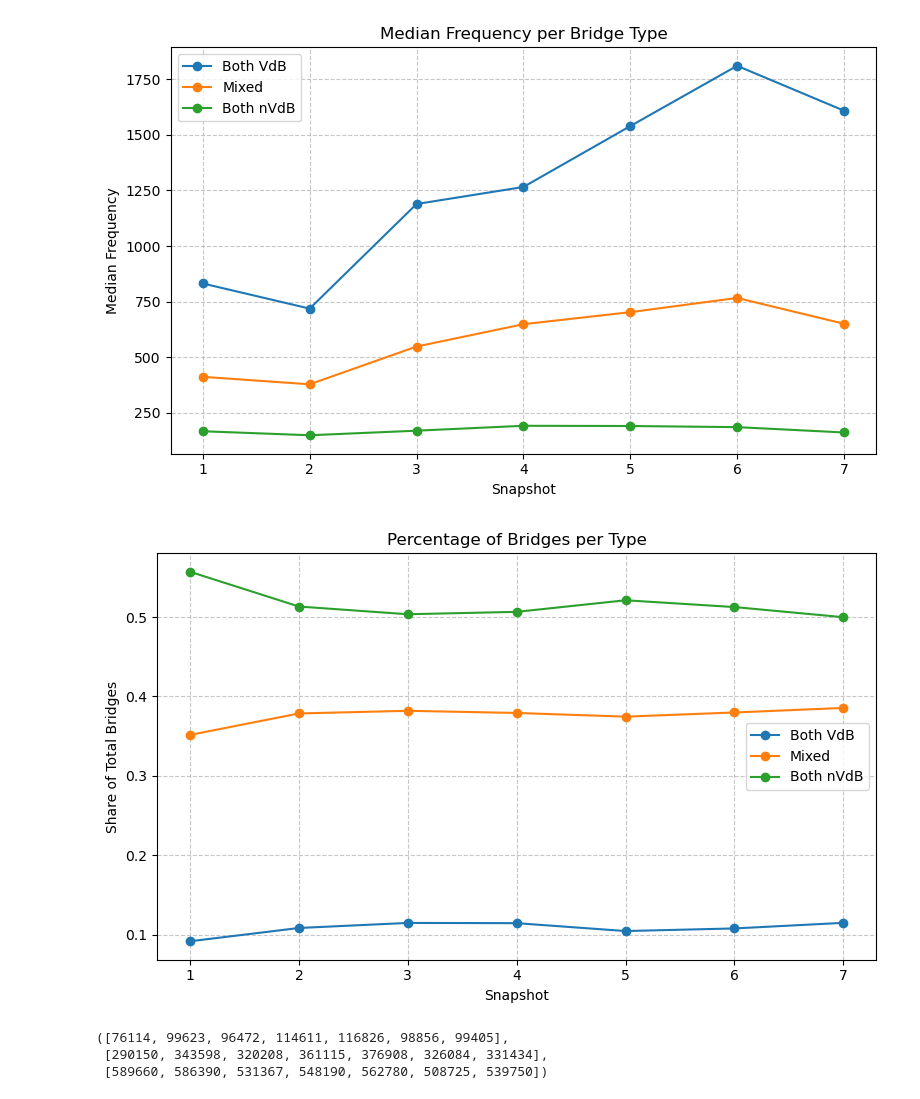
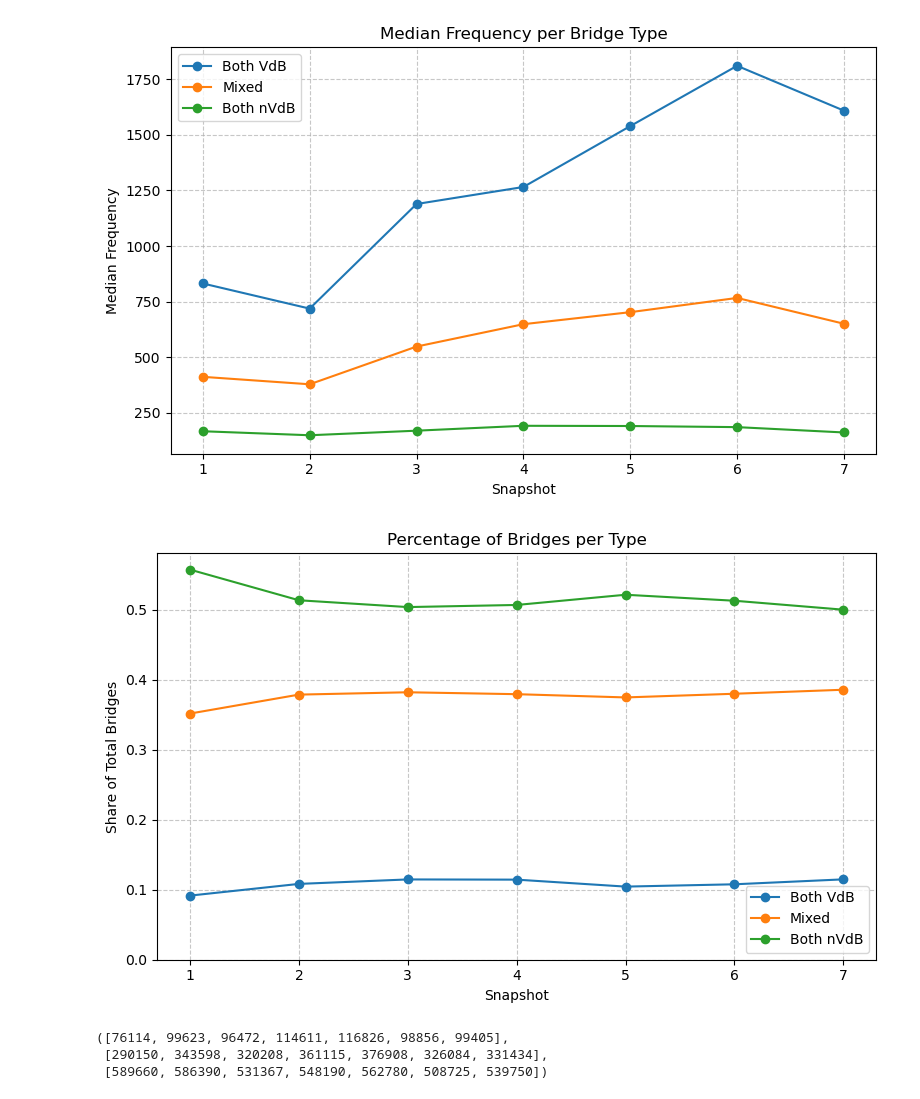
Before and after one commit to ChefBB/acn_project, a Jupyter notebook: dynet/RQ2.ipynb, the cells around one changed output. Drawn from its saved outputs; the diff is of its cells as text; code cells hidden in the pictures.

```diff
--- a/dynet/RQ2.ipynb
+++ b/dynet/RQ2.ipynb
@@ -1513,0 +1725,25 @@ centroids
+# %%
+import math
+
+closeness_vdb = list()
+closeness_nvdb = list()
+
+for i, snapshot in enumerate(centroids):
+    print(f'Snapshot {i}:')
+
+    closeness_vdb.append(list())
+    closeness_nvdb.append(list())
+
+    for cluster in snapshot:
+        for node in cluster:
+            if node[1] is not None and not math.isnan(node[1]):
+                if node[3] == 3 and node[1]:
+                    closeness_nvdb[-1].append(node[1])
+                else:
+                    closeness_vdb[-1].append(node[1])
+
+
+    print(f'\tMean closeness for VdB: {np.mean(closeness_vdb[-1])}')
+    print(f'\tMedian closeness for VdB: {np.median(closeness_vdb[-1])}')
+    print(f'\tMean closeness for non-VdB: {np.mean(closeness_nvdb[-1])}')
+    print(f'\tMedian closeness for non-VdB: {np.median(closeness_nvdb[-1])}')
@@ -1573,0 +1886,18 @@ Snapshot | Total | Total>50 | Internal | Births | Deaths | Isolated | Merges | S
+# %%
+partitions = []
+
+for i in range(1, 8):
+    file = os.path.join('infomap_clusterings', f'clust_snap{i}.json')
+    with open(file, 'r', encoding='utf-8') as f:
+        part_cur = json.load(f)
+    partitions.append(part_cur)
+
+
+null2_stats = run_null_model_temporal_randomization(
+    partitions=partitions,
+    community_sizes=community_sizes,
+    threshold=0.5,
+    n_runs=1000
+)
+
+print_null_stats(null2_stats)
@@ -1796,34 +2145,35 @@ total_bridges = [
 # Percentages
 pct_vdb = [
     v / t if t > 0 else 0
     for v, t in zip(num_bridges_vdb, total_bridges)
 ]
 
 pct_mixed = [
     m / t if t > 0 else 0
     for m, t in zip(num_bridges_mixed, total_bridges)
 ]
 
 pct_nvdb = [
     n / t if t > 0 else 0
     for n, t in zip(num_bridges_nvdb, total_bridges)
 ]
 
 # Plot
 plt.figure(figsize=(8,5))
 plt.plot(snapshots, pct_vdb, marker='o', label='Both VdB')
 plt.plot(snapshots, pct_mixed, marker='o', label='Mixed')
 plt.plot(snapshots, pct_nvdb, marker='o', label='Both nVdB')
 
 plt.xlabel("Snapshot")
 plt.ylabel("Share of Total Bridges")
 plt.title("Percentage of Bridges per Type")
 plt.legend()
 plt.grid(True, alpha=0.7, linestyle='--')
 plt.tight_layout()
+plt.ylim(0)
 plt.show()
 # %% [output]
-[figure, old version]
+[figure, new version]
 # %%
 n_vdb = list()
 n_mixed = list()
```
Also changed, not shown: parts of 23 cells of this notebook.
